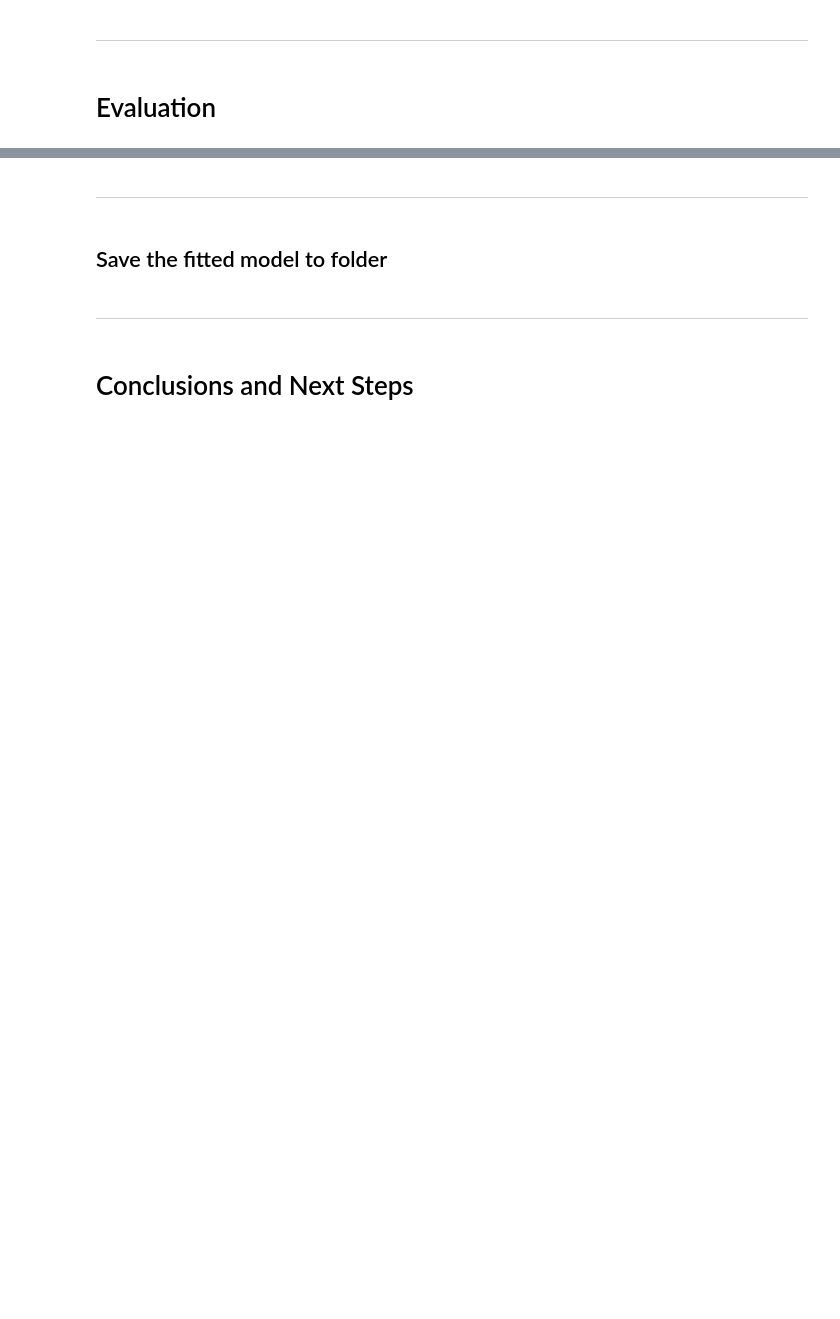
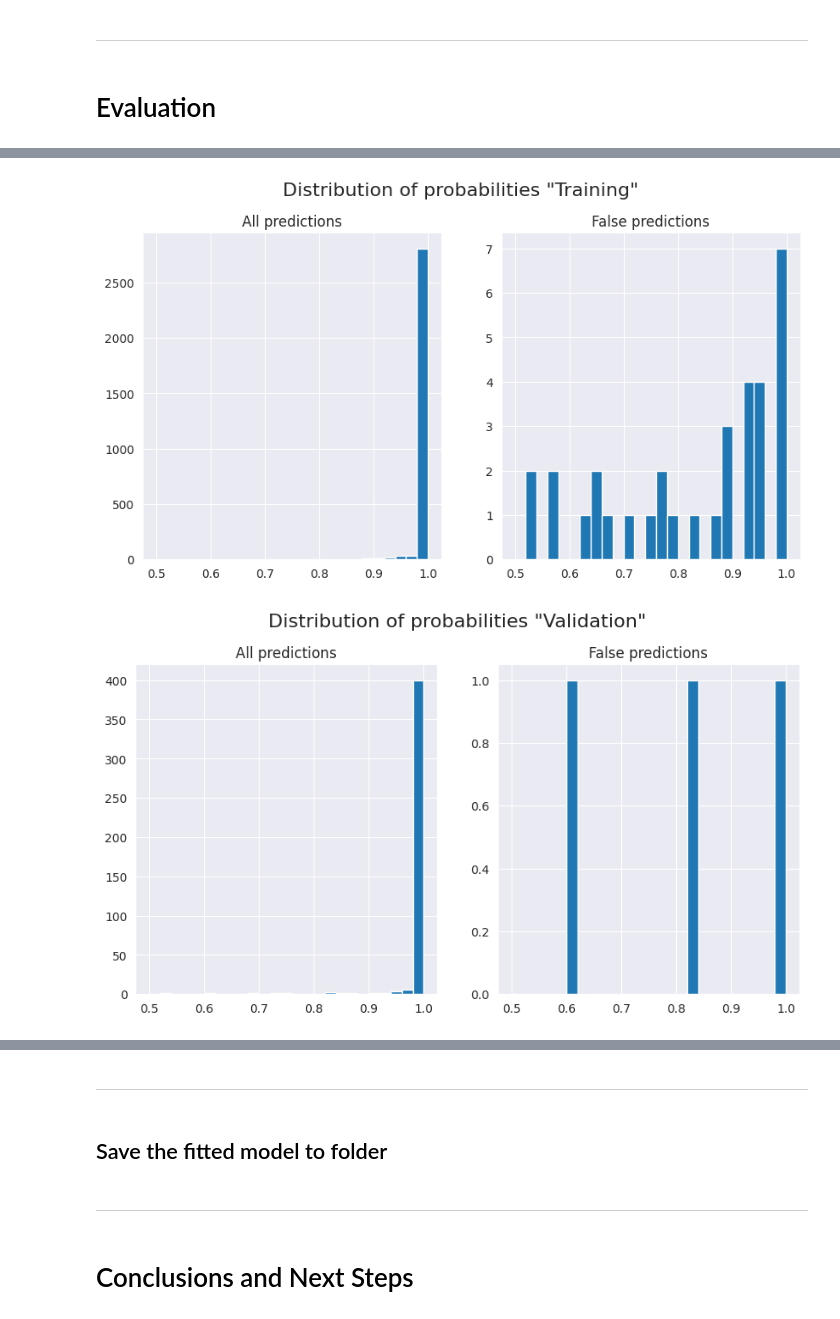
Before and after one commit to jensbrauer/Mildew-Detection-in-Cherry-Leaves, a Jupyter notebook: jupyter_notebooks/04 - Modelling_and_Evaluation.ipynb, the cells around one changed output, grey strips where cells are left out. Saved outputs shown, nothing was run; the diff lists cells and outputs as text; code cells hidden in the pictures; blank space fills up the shorter version.

```diff
--- a/jupyter_notebooks/04 - Modelling_and_Evaluation.ipynb
+++ b/jupyter_notebooks/04 - Modelling_and_Evaluation.ipynb
@@ -346,20 +392,8 @@ def create_evaluation_report(data_object, data_name):
     return prediction, false_predictions
-# %%
-import sys
-
-# Specify the directory and file path for model_summary.txt
-file_path = f"{version_output}/evaluation_reports.txt"
-
-# Save the model summary to the specified file
-with open(file_path, "w") as file:
-    stdout_original = sys.stdout
-    sys.stdout = file
-    predicted_training = create_evaluation_report(augmented_training_data, 'TRAINING DATA')
-    predicted_validation = create_evaluation_report(validation_data_object, 'VALIDATION DATA')
-    predicted_test = create_evaluation_report(test_data_object, 'TEST DATA')
-    sys.stdout = stdout_original
 # %%
-predicted_training = create_evaluation_report(augmented_training_data, 'TRAINING DATA')
+#Use data objects to pass into evaluation function, creating confusion matrix and classification report.
+#Training set is used without transformations in augmentation
+predicted_training = create_evaluation_report(training_data_object, 'TRAINING DATA')
 predicted_validation = create_evaluation_report(validation_data_object, 'VALIDATION DATA')
 predicted_test = create_evaluation_report(test_data_object, 'TEST DATA')
 # %% [output]
@@ -383,5 +417,4 @@ powdery_mildew       1.00      0.99      0.99      1471
 # %%
-import json
 from statistics import median
 
 
@@ -405,13 +438,10 @@ def check_probability_meaning(predicted_set, data_object, name):
             n_predictions_below_threshold.append(pred)
 
 
-
     #Calculate the % of predictions that are below the 75th percentile of false prediction
     ratio = round(((len(n_predictions_below_threshold) / data_object.n)*100),2)
 
     # add a report
-    probability_report[f'{name}'] = {'threshold': round(threshold*100, 2), 'ratio': ratio}
-    probability_report[f'{name}'] = {'threshold': round(threshold*100, 2), 'ratio': ratio}
     probability_report[f'{name}'] = {'threshold': round(threshold*100, 2), 'ratio': ratio}
 
     #Create figure to plot distribution of predictions across probabilities
@@ -431,12 +461,3 @@ def check_probability_meaning(predicted_set, data_object, name):
     plt.savefig(f'{version_output}/proba_dist_{name.lower()}.png',
             bbox_inches='tight', dpi=150)
     plt.show()
-
-probability_report = {}
-
-check_probability_meaning(predicted_training, augmented_training_data, 'Training')
-check_probability_meaning(predicted_validation, validation_data_object, 'Validation')
-check_probability_meaning(predicted_test, test_data_object, 'Test')
-
-with open('/workspace/Mildew-Detection-in-Cherry-Leaves/outputs/current_output/proba_report.pkl', 'wb') as file:
-    pickle.dump(probability_report, file)
@@ -446,0 +464,15 @@ with open('/workspace/Mildew-Detection-in-Cherry-Leaves/outputs/current_output/p
+# %%
+#Create dictionary to store probability metrics for each dataset
+probability_report = {}
+
+#create reports and plots for each dataset
+check_probability_meaning(predicted_training, training_data_object, 'Training')
+check_probability_meaning(predicted_validation, validation_data_object, 'Validation')
+check_probability_meaning(predicted_test, test_data_object, 'Test')
+
+#save reports to pickle file
+with open('/workspace/Mildew-Detection-in-Cherry-Leaves/outputs/current_output/proba_report.pkl', 'wb') as file:
+    pickle.dump(probability_report, file)
+# %% [output]
+[figure, added]
+[figure, added]
```
Also changed, not shown: parts of 18 cells of this notebook.
